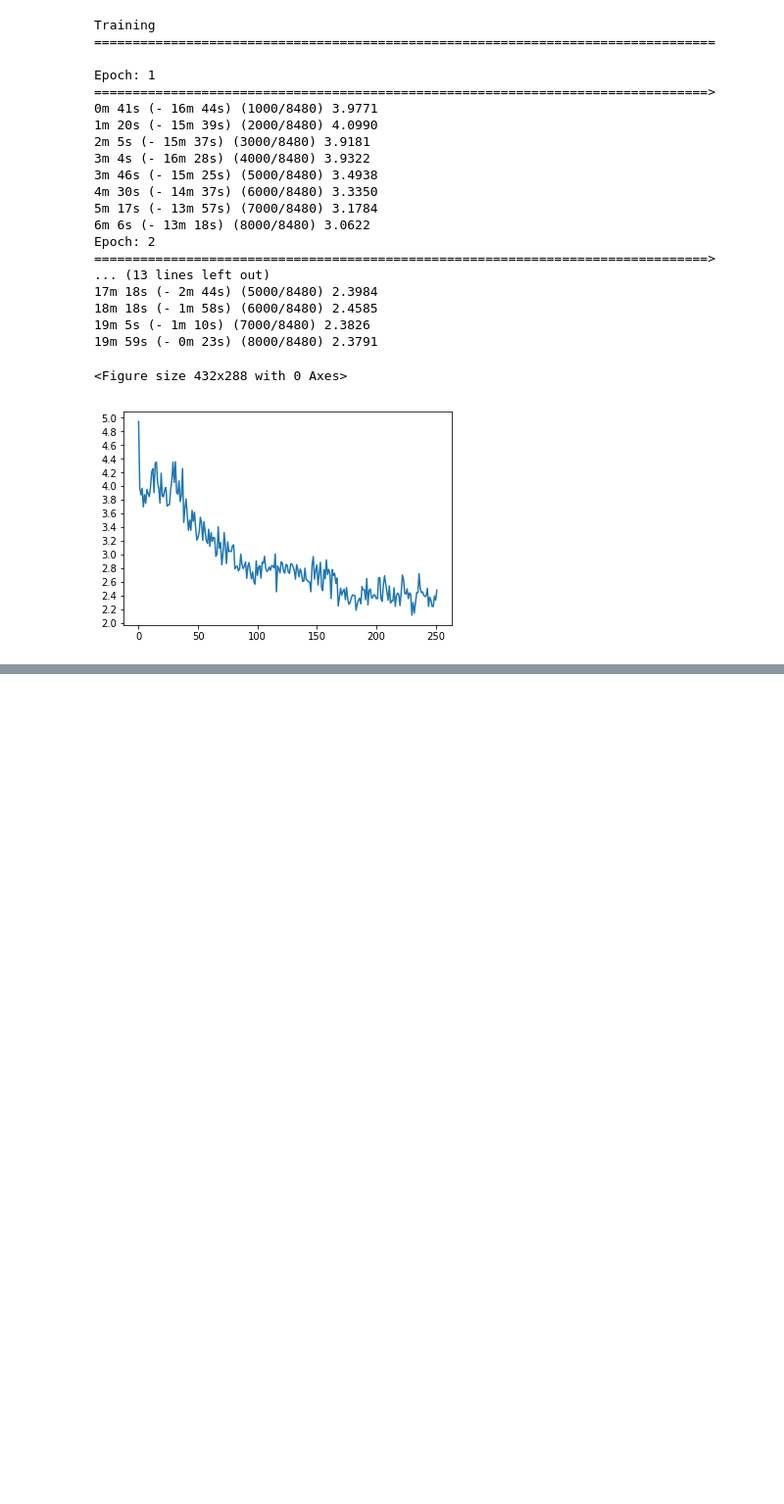
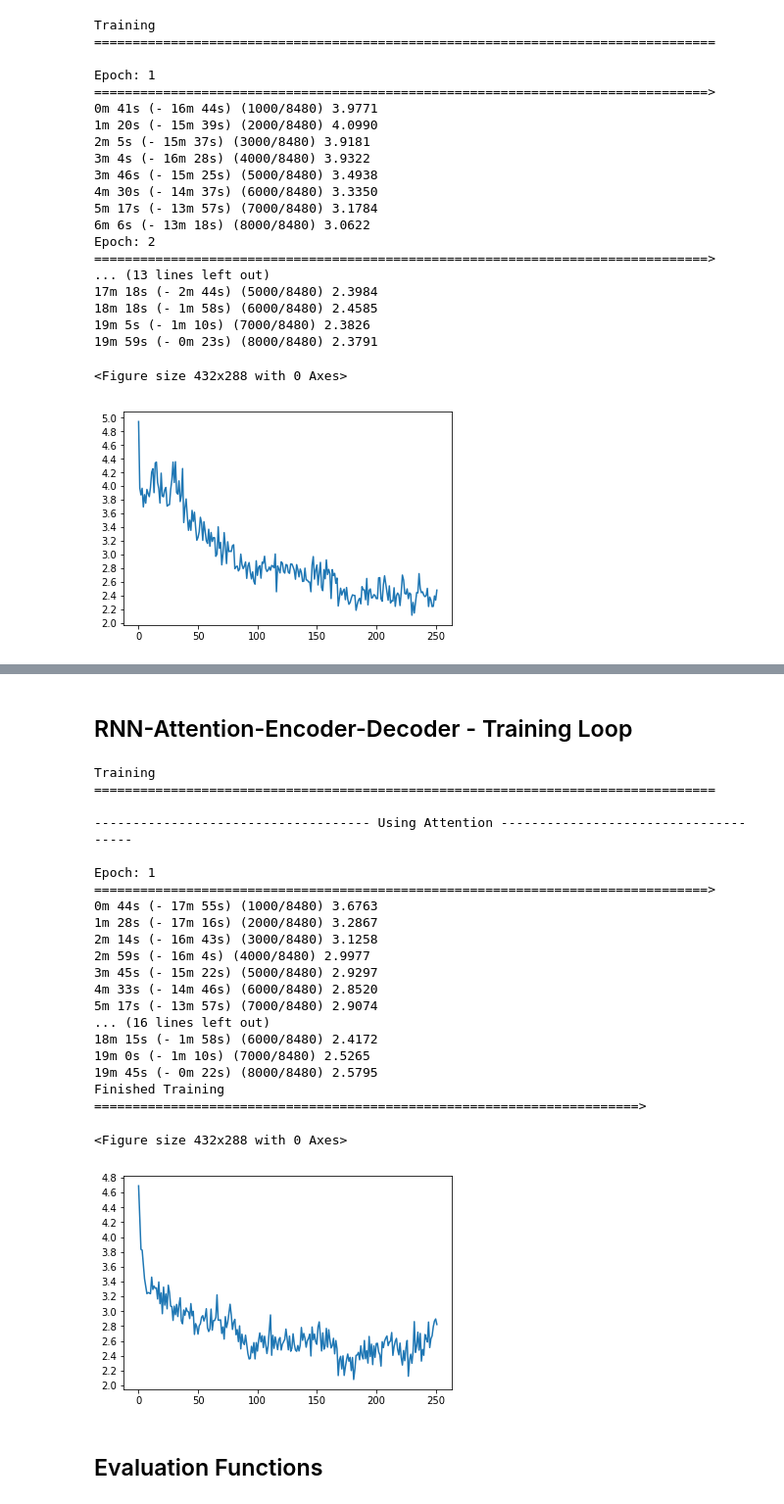
Before and after one commit to JontySinai/artificial_neural_networks, a Jupyter notebook: notebooks/2-2-Sequence-2-Sequence-Translation.ipynb, the cells around one changed output, grey strips where cells are left out. Shown: that part at 98% size. Drawn from its saved outputs; the diff is of its cells as text; code cells hidden in the pictures; blank space fills up the shorter version.

Commit message:
Add attention module to decoder :mag_left: :eyes:

```diff
--- a/notebooks/2-2-Sequence-2-Sequence-Translation.ipynb
+++ b/notebooks/2-2-Sequence-2-Sequence-Translation.ipynb
@@ -499,6 +499,9 @@ def train(encoder, decoder, training_set, learning_rate, num_epochs, print_every
     decoder_optimiser = optim.SGD(decoder.parameters(), lr=learning_rate, momentum=0.9)
 
     print("\nTraining " + "="*81 +"\n")
+
+    if use_attention:
+        print("-"*36 + " Using Attention " + "-"*37 + "\n")
 
     start = time.time()
 
@@ -520,7 +523,7 @@ def train(encoder, decoder, training_set, learning_rate, num_epochs, print_every
 
             loss_item = backprop_through_time(input_, target, encoder, decoder, encoder_optimiser,
                           decoder_optimiser, loss_function, max_seq_length,
-                          teacher_forcing_ratio, use_attention=False)
+                          teacher_forcing_ratio, use_attention=use_attention)
 
             running_loss_print += loss_item
             running_loss_plot += loss_item
@@ -581,0 +604,63 @@ Epoch: 2 =======================================================================
+# %%
+class AttnDecoderRNN(nn.Module):
+
+    def __init__(self, output_size, hidden_size, max_length):
+        super().__init__()
+        self.hidden_size = hidden_size
+        self.output_size = output_size
+        self.max_length = max_length
+
+        self.embedding = nn.Embedding(self.output_size, self.hidden_size)
+        # attention module ---------------------------------------------------->
+        self.attention_layer = nn.Linear(self.hidden_size * 2, self.max_length)  # embedded x hidden -> attn weights
+        self.attention_map = nn.Linear(self.hidden_size * 2, self.hidden_size)  # attn vec x hiden -> hidden
+        # ---------------------------------------------------------------------->
+        self.cell = nn.GRU(self.hidden_size, self.hidden_size)
+        self.linear = nn.Linear(self.hidden_size, self.output_size)
+
+    def forward(self, input_, hidden, encoder_outputs):
+        embedded = F.relu(self.embedding(input_)).view(1, 1, -1)
+        embedded_hidden = torch.cat((embedded[0], hidden[0]), 1)
+        # attention module ---------------------------------------------------->
+        attention_weights = F.softmax(self.attention_layer(embedded_hidden), dim=1)
+        attention_context = torch.bmm(attention_weights.unsqueeze(0), encoder_outputs.unsqueeze(0))
+        embedded_attention = torch.cat((embedded[0], attention_context[0]), 1)
+        embedded_attention = F.relu(self.attention_map(embedded_attention).unsqueeze(0))
+        # ---------------------------------------------------------------------->
+        output, hidden = self.cell(embedded_attention, hidden)
+        output = F.log_softmax(self.linear(output[0]), dim=1)
+
+        return output, hidden, attention_weights
+
+    def init_hidden(self):
+        return torch.zeros(1, 1, self.hidden_size)
+# %% [markdown]
+## RNN-Attention-Encoder-Decoder - Training Loop
+# %%
+encoder_attn = EncoderRNN(input_size=input_vocab.n_words, hidden_size=128, cell='GRU')  # input_vocab_size = 2803
+decoder_attn = AttnDecoderRNN(output_size=output_vocab.n_words, hidden_size=128, max_length=10)  # input_vocab_size = 4345
+# %%
+train(encoder_attn, decoder_attn, en_fr_trainloader, learning_rate=0.01, num_epochs=3, print_every=1000, plot_every=100,
+      max_seq_length=10, teacher_forcing_ratio=0.5, use_attention=True)
+# %% [output]
+Training =================================================================================
+
+------------------------------------ Using Attention -------------------------------------
+
+Epoch: 1 ================================================================================>
+0m 44s (- 17m 55s) (1000/8480) 3.6763
+1m 28s (- 17m 16s) (2000/8480) 3.2867
+2m 14s (- 16m 43s) (3000/8480) 3.1258
+2m 59s (- 16m 4s) (4000/8480) 2.9977
+3m 45s (- 15m 22s) (5000/8480) 2.9297
+4m 33s (- 14m 46s) (6000/8480) 2.8520
+5m 17s (- 13m 57s) (7000/8480) 2.9074
+... (16 lines left out)
+18m 15s (- 1m 58s) (6000/8480) 2.4172
+19m 0s (- 1m 10s) (7000/8480) 2.5265
+19m 45s (- 0m 22s) (8000/8480) 2.5795
+Finished Training =======================================================================>
+<Figure size 432x288 with 0 Axes>
+[figure, added]
+# %% [markdown]
+## Evaluation Functions
```
Also changed, not shown: parts of 2 cells of this notebook, 3 other files.
